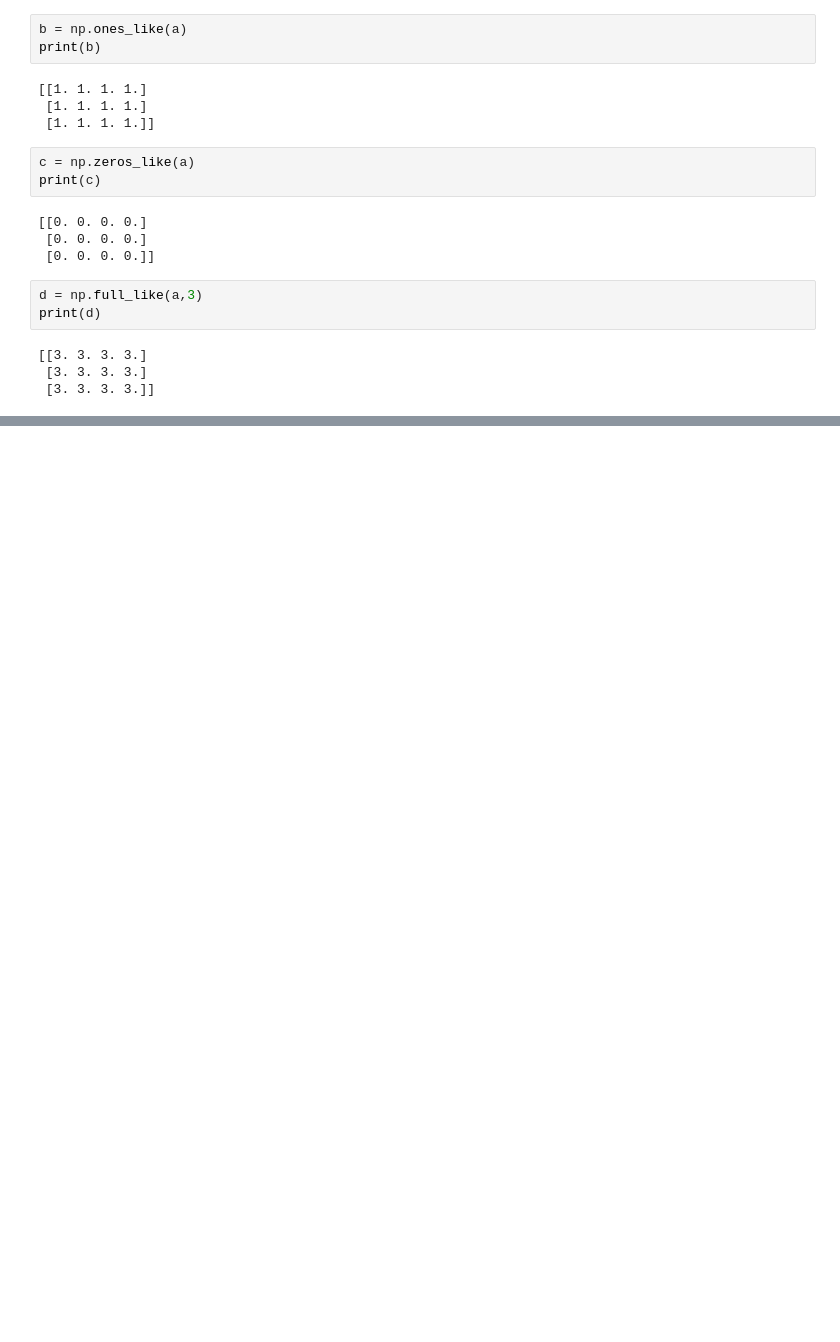
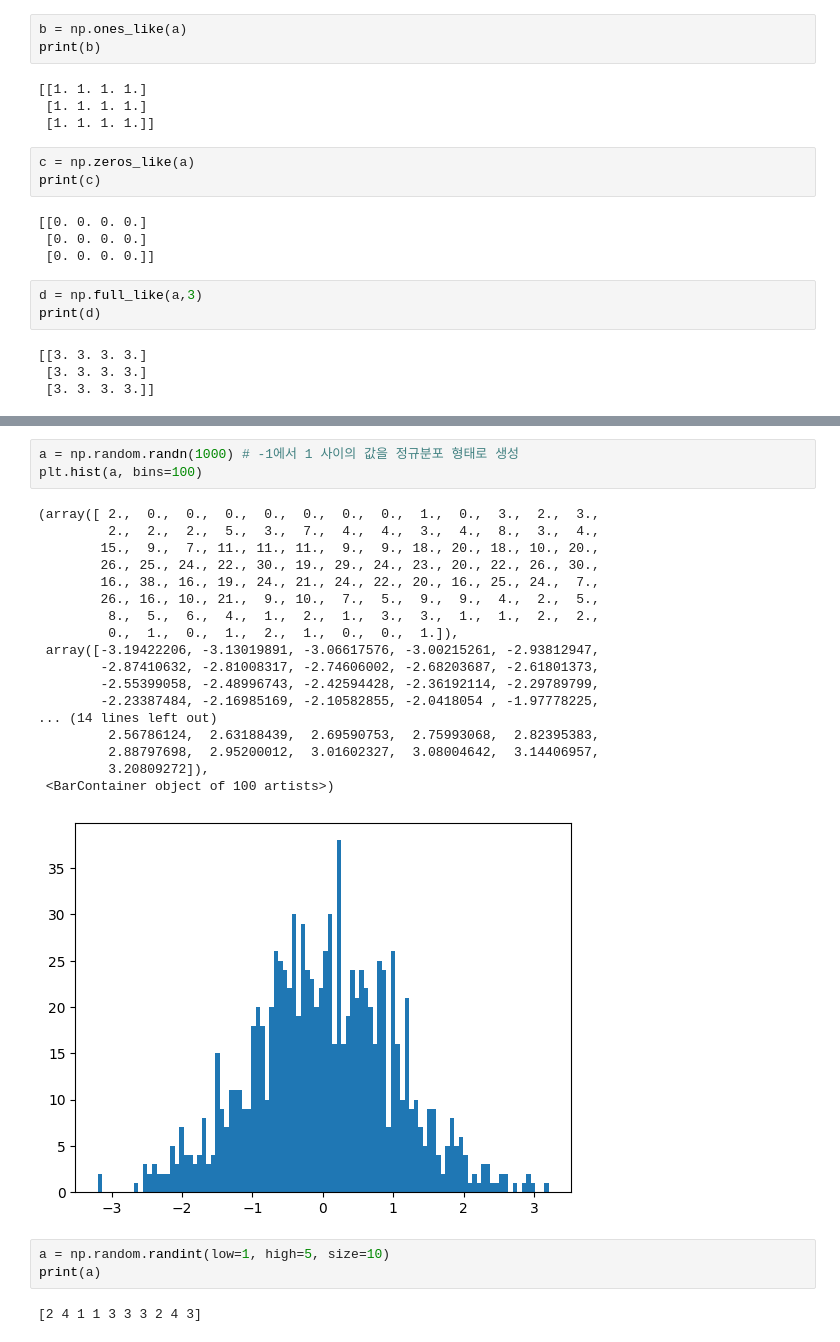
Before and after one commit to sukjin1/ed, a Jupyter notebook: numpy_practice.ipynb, the cells around one changed output, grey strips where cells are left out. Drawn from its saved outputs; the diff is of its cells as text; blank space fills up the shorter version.

```diff
--- a/numpy_practice.ipynb
+++ b/numpy_practice.ipynb
@@ -42,0 +106,27 @@ print(d)
+# %%
+a = np.random.randn(1000) # -1에서 1 사이의 값을 정규분포 형태로 생성
+plt.hist(a, bins=100)
+# %% [output]
+(array([ 2.,  0.,  0.,  0.,  0.,  0.,  0.,  0.,  1.,  0.,  3.,  2.,  3.,
+         2.,  2.,  2.,  5.,  3.,  7.,  4.,  4.,  3.,  4.,  8.,  3.,  4.,
+        15.,  9.,  7., 11., 11., 11.,  9.,  9., 18., 20., 18., 10., 20.,
+        26., 25., 24., 22., 30., 19., 29., 24., 23., 20., 22., 26., 30.,
+        16., 38., 16., 19., 24., 21., 24., 22., 20., 16., 25., 24.,  7.,
+        26., 16., 10., 21.,  9., 10.,  7.,  5.,  9.,  9.,  4.,  2.,  5.,
+         8.,  5.,  6.,  4.,  1.,  2.,  1.,  3.,  3.,  1.,  1.,  2.,  2.,
+         0.,  1.,  0.,  1.,  2.,  1.,  0.,  0.,  1.]),
+ array([-3.19422206, -3.13019891, -3.06617576, -3.00215261, -2.93812947,
+        -2.87410632, -2.81008317, -2.74606002, -2.68203687, -2.61801373,
+        -2.55399058, -2.48996743, -2.42594428, -2.36192114, -2.29789799,
+        -2.23387484, -2.16985169, -2.10582855, -2.0418054 , -1.97778225,
+... (14 lines left out)
+         2.56786124,  2.63188439,  2.69590753,  2.75993068,  2.82395383,
+         2.88797698,  2.95200012,  3.01602327,  3.08004642,  3.14406957,
+         3.20809272]),
+ <BarContainer object of 100 artists>)
+[figure, added]
+# %%
+a = np.random.randint(low=1, high=5, size=10)
+print(a)
+# %% [output]
+[2 4 1 1 3 3 3 2 4 3]
```
Also changed, not shown: parts of 17 cells of this notebook.
